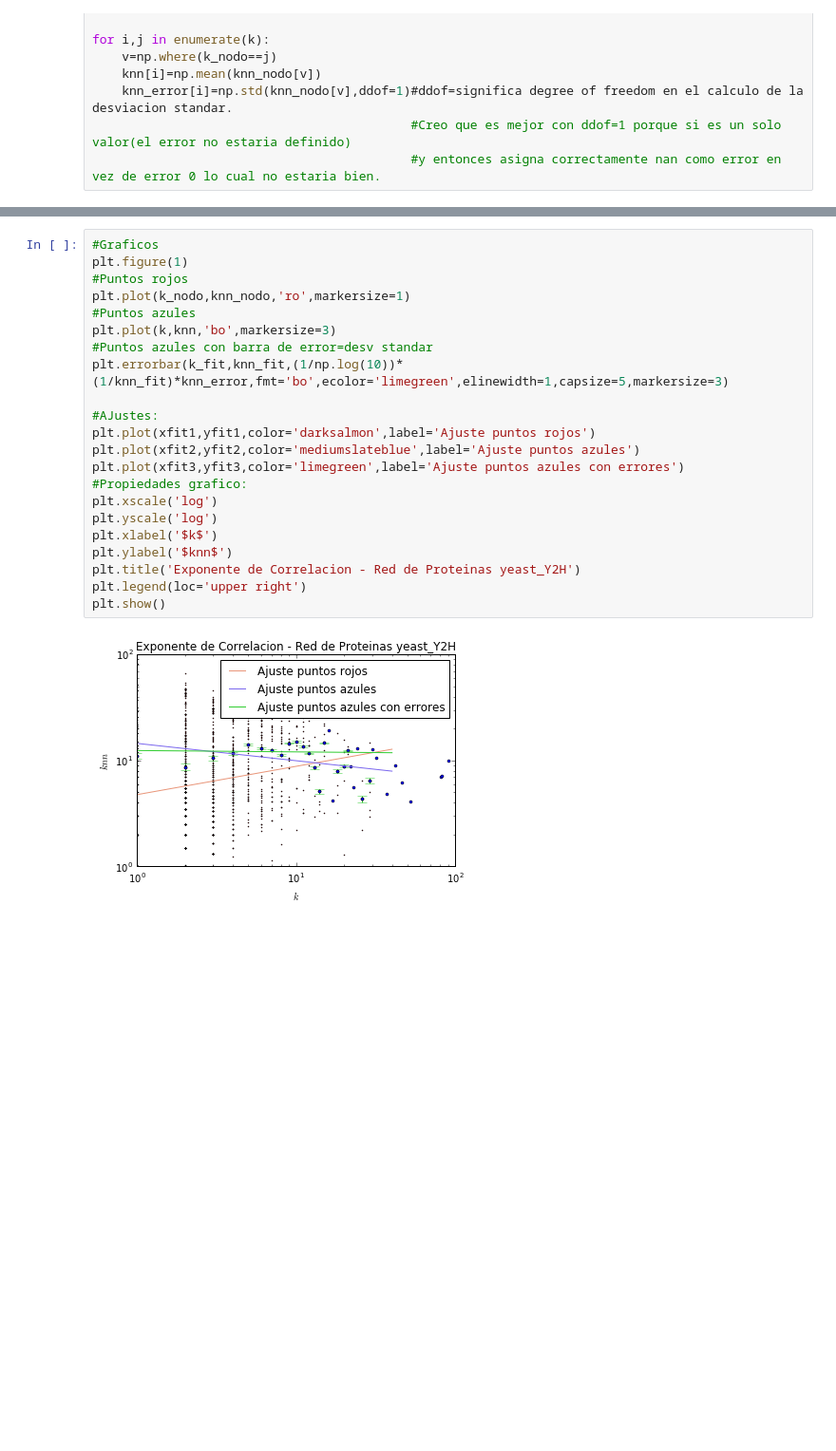
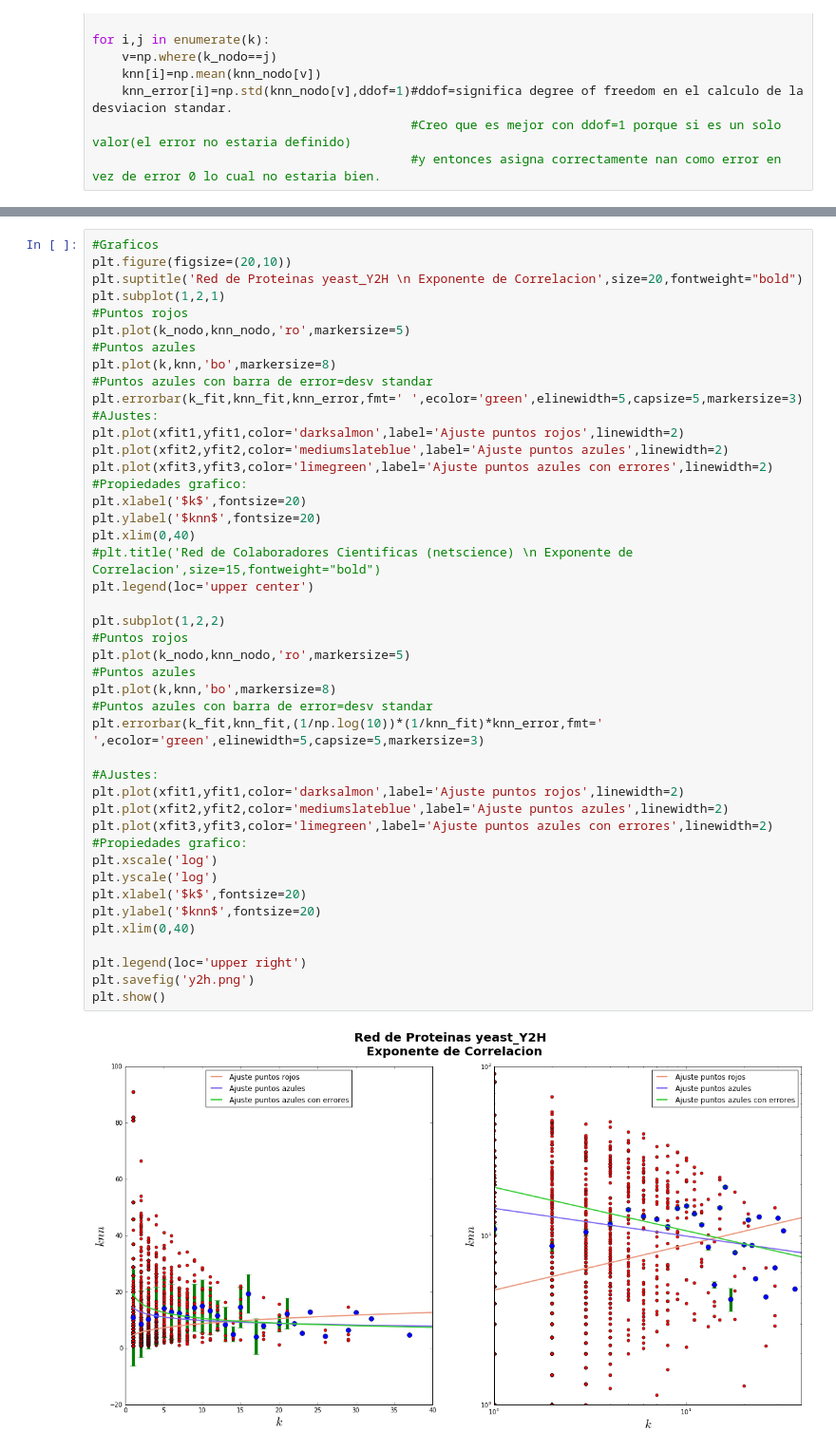
Before and after one commit to Redes2018/tp1, a Jupyter notebook: TC1-4_Y2H.ipynb, the cells around one changed output, grey strips where cells are left out. Shown at 95% size. Drawn from its saved outputs; the diff is of its cells as text; blank space fills up the shorter version.

```diff
--- a/TC1-4_Y2H.ipynb
+++ b/TC1-4_Y2H.ipynb
@@ -176,24 +172,46 @@ intercept = 1.0942600910646296
 # %%
 #Graficos
-plt.figure(1)
+plt.figure(figsize=(20,10))
+plt.suptitle('Red de Proteinas yeast_Y2H \n Exponente de Correlacion',size=20,fontweight="bold")
+plt.subplot(1,2,1)
 #Puntos rojos
-plt.plot(k_nodo,knn_nodo,'ro',markersize=1)
+plt.plot(k_nodo,knn_nodo,'ro',markersize=5)
 #Puntos azules
-plt.plot(k,knn,'bo',markersize=3)
+plt.plot(k,knn,'bo',markersize=8)
 #Puntos azules con barra de error=desv standar
-plt.errorbar(k_fit,knn_fit,(1/np.log(10))*(1/knn_fit)*knn_error,fmt='bo',ecolor='limegreen',elinewidth=1,capsize=5,markersize=3)
+plt.errorbar(k_fit,knn_fit,knn_error,fmt=' ',ecolor='green',elinewidth=5,capsize=5,markersize=3)
+#AJustes:
+plt.plot(xfit1,yfit1,color='darksalmon',label='Ajuste puntos rojos',linewidth=2)
+plt.plot(xfit2,yfit2,color='mediumslateblue',label='Ajuste puntos azules',linewidth=2)
+plt.plot(xfit3,yfit3,color='limegreen',label='Ajuste puntos azules con errores',linewidth=2)
+#Propiedades grafico:
+plt.xlabel('$k$',fontsize=20)
+plt.ylabel('$knn$',fontsize=20)
+plt.xlim(0,40)
+#plt.title('Red de Colaboradores Cientificas (netscience) \n Exponente de Correlacion',size=15,fontweight="bold")
+plt.legend(loc='upper center')
+
+plt.subplot(1,2,2)
+#Puntos rojos
+plt.plot(k_nodo,knn_nodo,'ro',markersize=5)
+#Puntos azules
+plt.plot(k,knn,'bo',markersize=8)
+#Puntos azules con barra de error=desv standar
+plt.errorbar(k_fit,knn_fit,(1/np.log(10))*(1/knn_fit)*knn_error,fmt=' ',ecolor='green',elinewidth=5,capsize=5,markersize=3)
 
 #AJustes:
-plt.plot(xfit1,yfit1,color='darksalmon',label='Ajuste puntos rojos')
-plt.plot(xfit2,yfit2,color='mediumslateblue',label='Ajuste puntos azules')
-plt.plot(xfit3,yfit3,color='limegreen',label='Ajuste puntos azules con errores')
+plt.plot(xfit1,yfit1,color='darksalmon',label='Ajuste puntos rojos',linewidth=2)
+plt.plot(xfit2,yfit2,color='mediumslateblue',label='Ajuste puntos azules',linewidth=2)
+plt.plot(xfit3,yfit3,color='limegreen',label='Ajuste puntos azules con errores',linewidth=2)
 #Propiedades grafico:
 plt.xscale('log')
 plt.yscale('log')
-plt.xlabel('$k$')
-plt.ylabel('$knn$')
-plt.title('Exponente de Correlacion - Red de Proteinas yeast_Y2H')
+plt.xlabel('$k$',fontsize=20)
+plt.ylabel('$knn$',fontsize=20)
+plt.xlim(0,40)
+
 plt.legend(loc='upper right')
+plt.savefig('y2h.png')
 plt.show()
 # %% [output]
-[figure, old version]
+[figure, new version]
```
Also changed, not shown: parts of 6 cells of this notebook, 7 other files.
